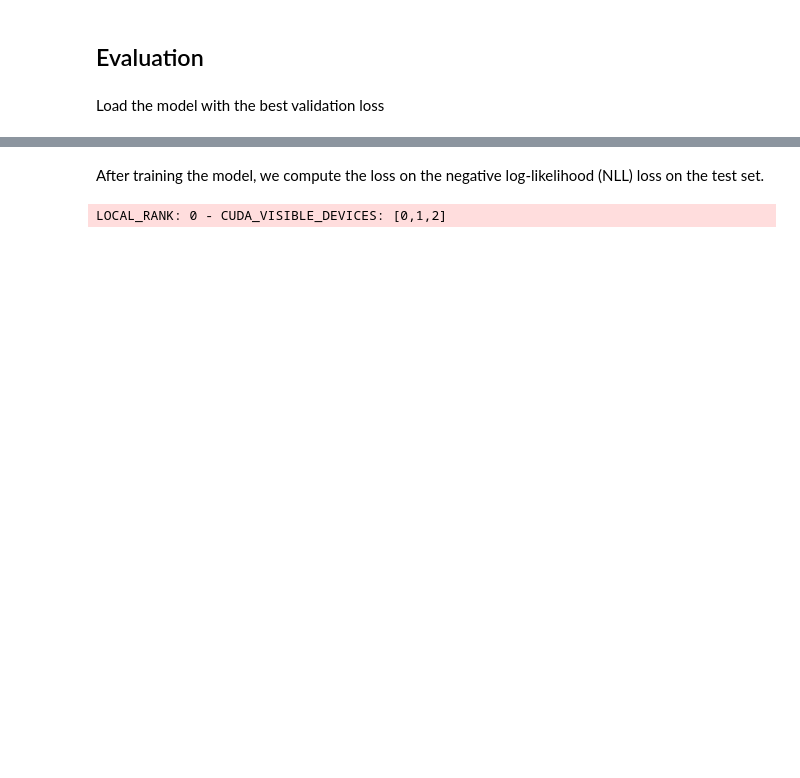
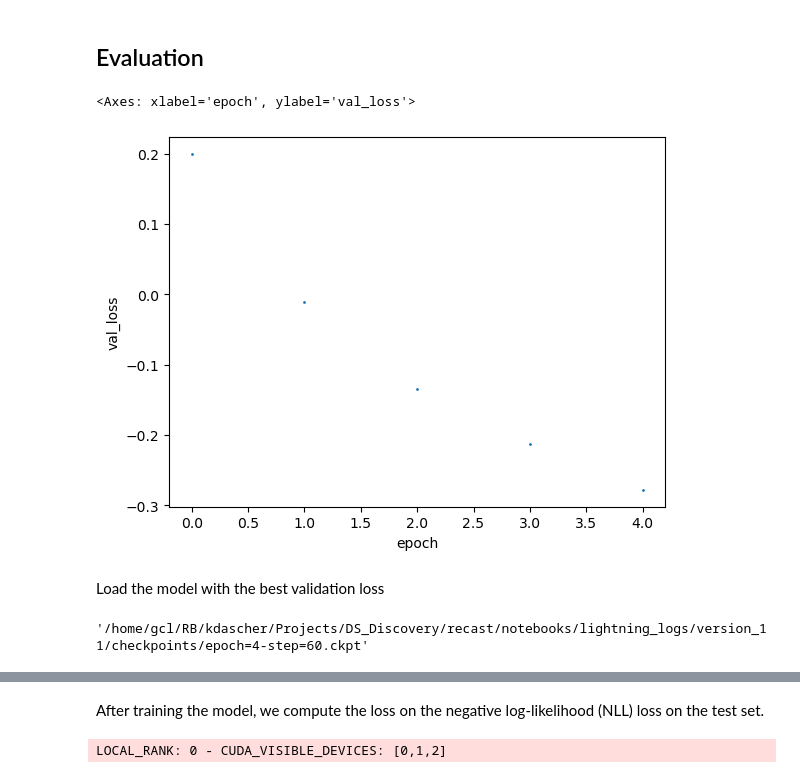
Before and after one commit to keliankaz/recast, a Jupyter notebook: notebooks/4. Training the model global.ipynb, the cells around one changed output, grey strips where cells are left out. Saved outputs shown, nothing was run; the diff lists cells and outputs as text; code cells hidden in the pictures; blank space fills up the shorter version.

```diff
--- a/notebooks/4. Training the model global.ipynb
+++ b/notebooks/4. Training the model global.ipynb
@@ -125,7 +137,17 @@ LOCAL_RANK: 0 - CUDA_VISIBLE_DEVICES: [0,1,2]
 # %% [markdown]
 ## Evaluation
+# %%
+metrics = pd.read_csv('/home/gcl/RB/kdascher/Projects/DS_Discovery/recast/notebooks/lightning_logs/version_11/metrics.csv')
+metrics.plot.scatter(x='epoch',y='val_loss',s=1)
+# %% [output]
+<Axes: xlabel='epoch', ylabel='val_loss'>
+[figure, added]
 # %% [markdown]
 Load the model with the best validation loss
+# %%
+checkpoint.best_model_path
+# %% [output]
+'/home/gcl/RB/kdascher/Projects/DS_Discovery/recast/notebooks/lightning_logs/version_11/checkpoints/epoch=4-step=60.ckpt'
 # %%
 model.load_from_checkpoint(checkpoint.best_model_path)
 # %% [output]
```
Also changed, not shown: parts of 6 cells of this notebook, 3 other files.
